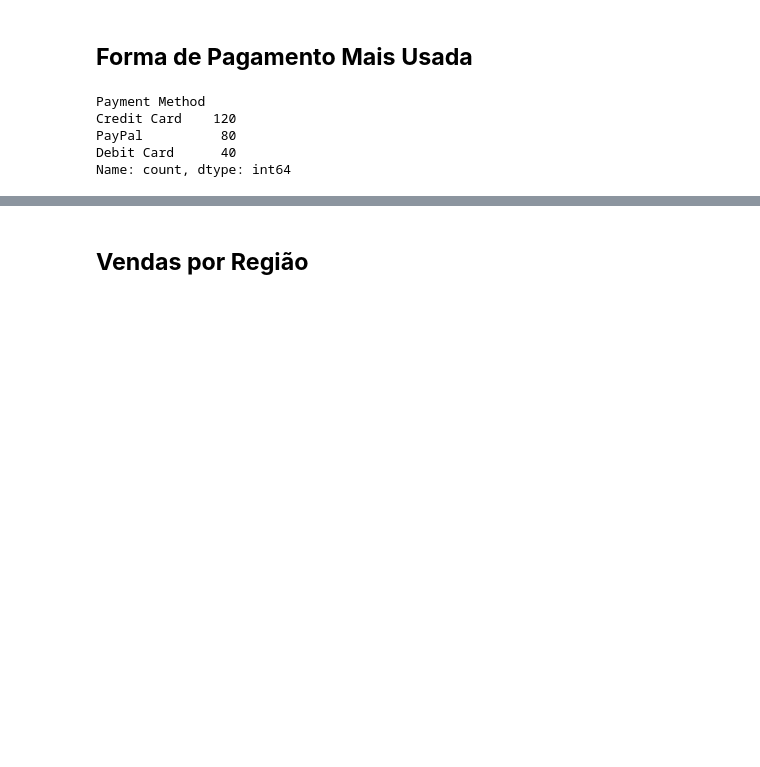
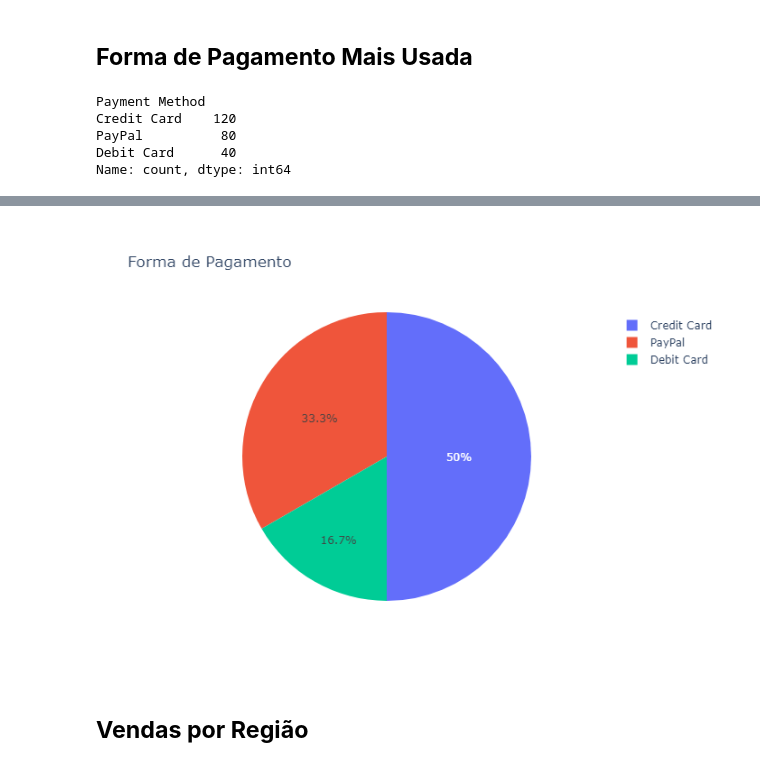
Before and after one commit to Matheuss00/analise-online-sales, a Jupyter notebook: online_sales.ipynb, the cells around one changed output, grey strips where cells are left out. Saved outputs shown, nothing was run; the diff lists cells and outputs as text; code cells hidden in the pictures; blank space fills up the shorter version.

```diff
--- a/online_sales.ipynb
+++ b/online_sales.ipynb
@@ -97,9 +93,8 @@ PayPal          80
 Debit Card      40
 Name: count, dtype: int64
 # %%
-names = forma_pagamento.index
+labels = forma_pagamento.index
 values = forma_pagamento
-
-graph = px.pie(forma_pagamento, names=names, values=values, title="Forma de Pagamento")
-graph.show(renderers='png')
+fig = go.Figure(data=[go.Pie(labels=labels, values=values)],layout_title_text="Forma de Pagamento")
+fig.show(renderer="png")
 # %% [output]
@@ -107,3 +101,4 @@ graph.show(renderers='png')
+[figure, added]
 # %% [markdown]
 ## **Vendas por Região**
 # %%
```
Also changed, not shown: parts of 5 cells of this notebook.
